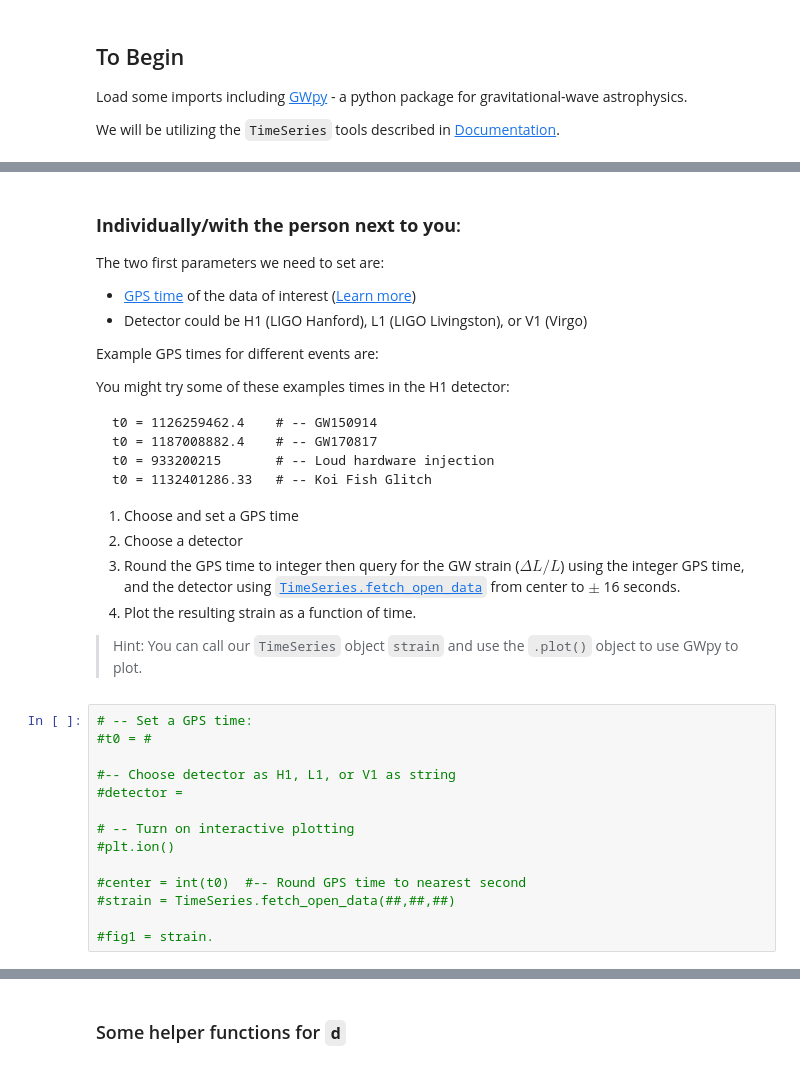
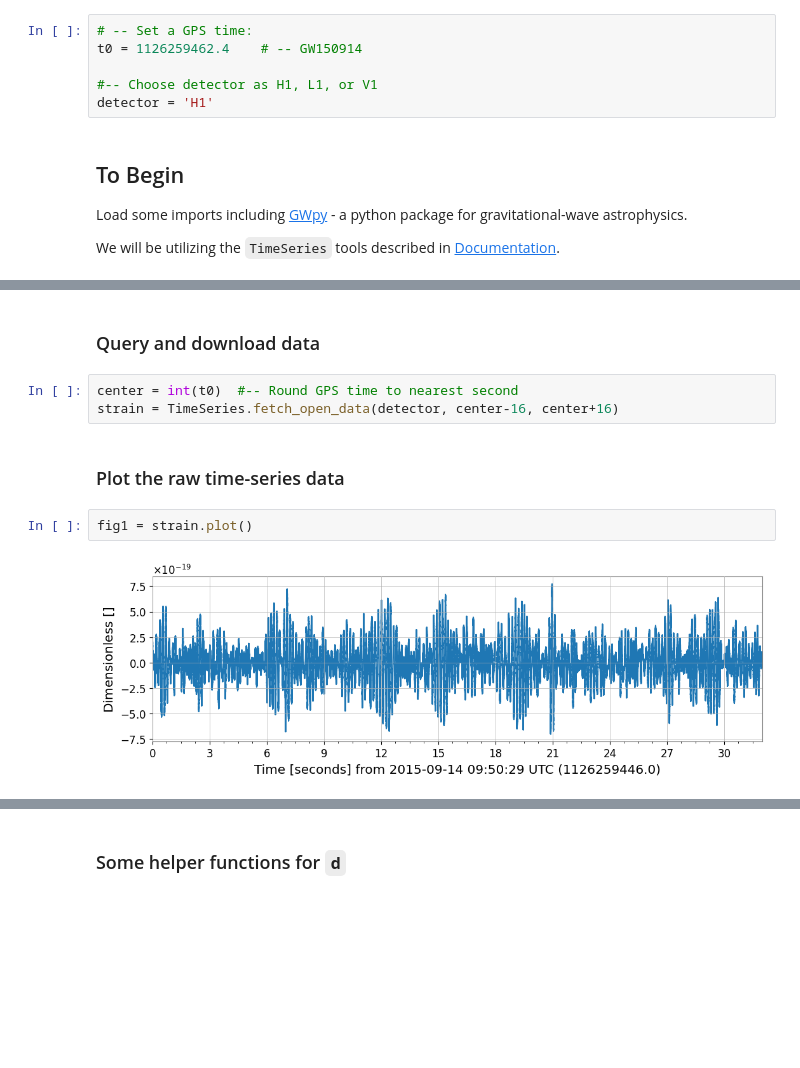
Before and after one commit to carlnotsagan/ast400a, a Jupyter notebook: assignments/ica17.ipynb, the cells around one changed output, grey strips where cells are left out. Saved outputs shown, nothing was run; the diff lists cells and outputs as text; blank space fills up the shorter version.

```diff
--- a/assignments/ica17.ipynb
+++ b/assignments/ica17.ipynb
@@ -26,3 +50,9 @@ _How to use this notebook:_
+# %%
+# -- Set a GPS time:
+t0 = 1126259462.4    # -- GW150914
+
+#-- Choose detector as H1, L1, or V1
+detector = 'H1'
 # %% [markdown]
 ## To Begin
 
@@ -48,38 +74,11 @@ except:
-# %% [markdown]
-### **Individually/with the person next to you**:
-
-The two first parameters we need to set are:
-
-* [GPS time](https://gwosc.org/gps) of the data of interest ([Learn more](https://www.google.com/search?q=What+is+gps+time))
-* Detector could be H1 (LIGO Hanford), L1 (LIGO Livingston), or V1 (Virgo)
-
-Example GPS times for different events are:
-
-You might try some of these examples times in the H1 detector:
-<pre>
-t0 = 1126259462.4    # -- GW150914
-t0 = 1187008882.4    # -- GW170817
-t0 = 933200215       # -- Loud hardware injection
-t0 = 1132401286.33   # -- Koi Fish Glitch
-</pre>
-
-1. Choose and set a GPS time
-2. Choose a detector
-3. Round the GPS time to integer then query for the GW strain ($\Delta L/L$) using the integer GPS time, and the detector using [`TimeSeries.fetch_open_data`](https://gwpy.github.io/docs/stable/timeseries/opendata/#timeseries-fetch-open-data) from center to $\pm$ 16 seconds.
-4. Plot the resulting strain as a function of time.
-
-> Hint: You can call our `TimeSeries` object `strain` and use the `.plot()` object to use GWpy to plot.
-# %%
-# -- Set a GPS time:
-#t0 = #
-
-#-- Choose detector as H1, L1, or V1 as string
-#detector =
-
-# -- Turn on interactive plotting
-#plt.ion()
-
-#center = int(t0)  #-- Round GPS time to nearest second
-#strain = TimeSeries.fetch_open_data(##,##,##)
-
-#fig1 = strain.
+# %% [markdown]
+### Query and download data
+# %%
+center = int(t0)  #-- Round GPS time to nearest second
+strain = TimeSeries.fetch_open_data(detector, center-16, center+16)
+# %% [markdown]
+### Plot the raw time-series data
+# %%
+fig1 = strain.plot()
+# %% [output]
+[figure, added]
```
Also changed, not shown: parts of 19 cells of this notebook.
